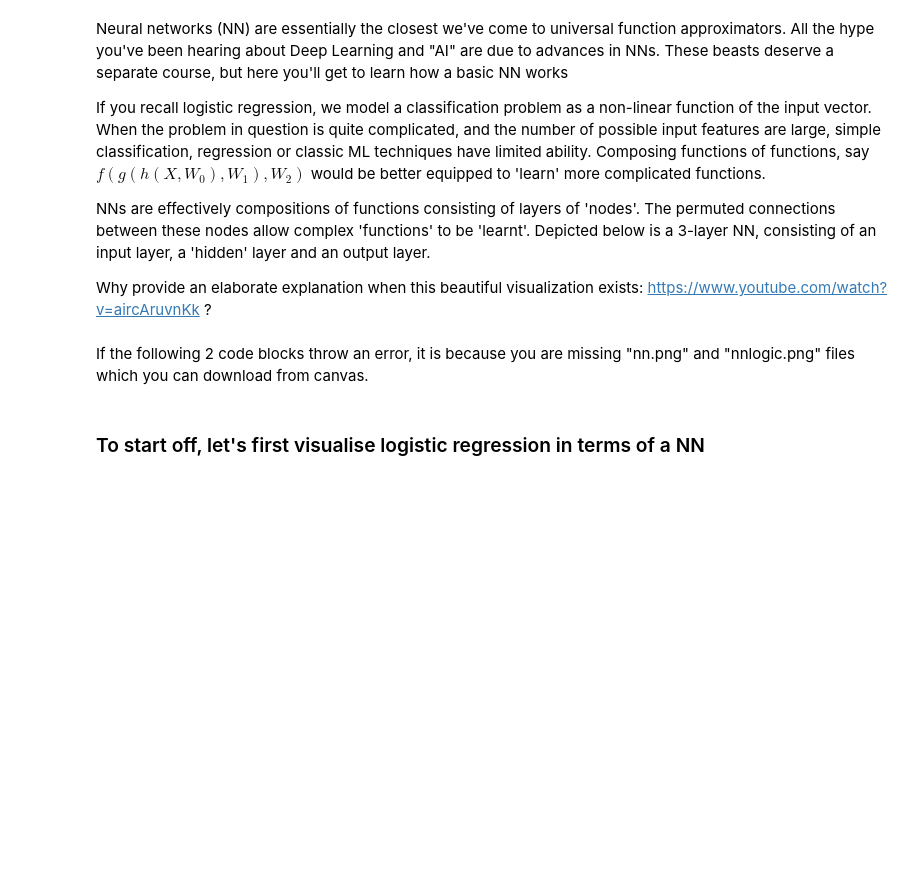
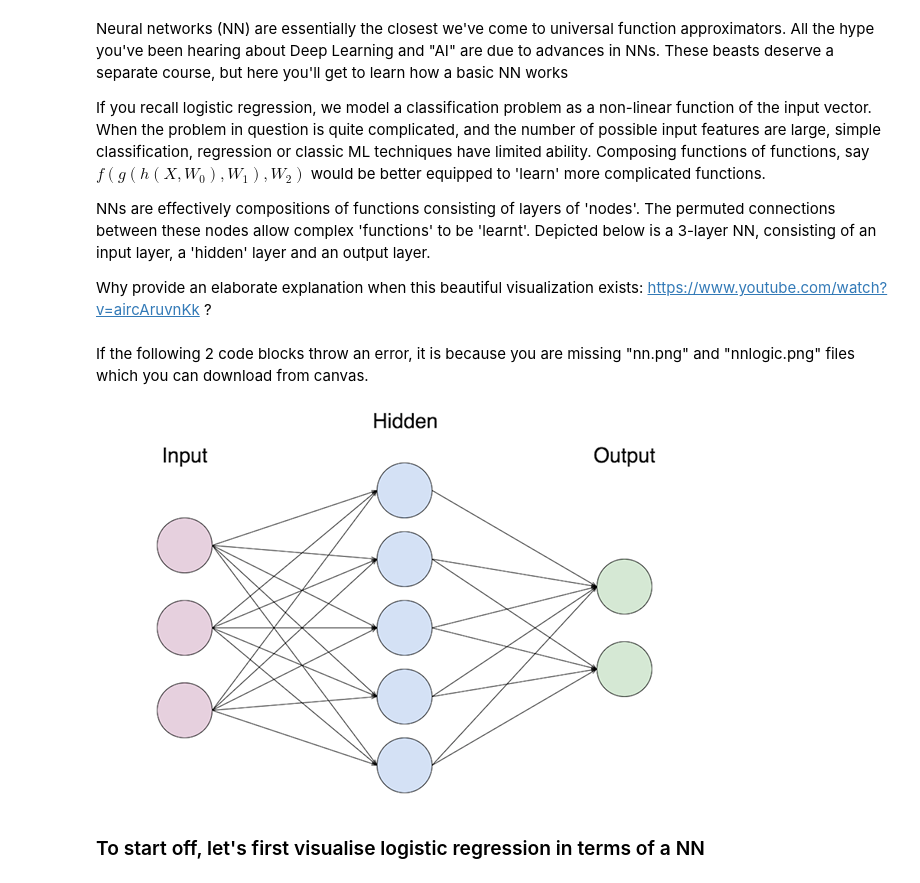
Before and after one commit to KevoSoftworks/machine_learning, a Jupyter notebook: neural_network/assignment.ipynb, the cells around one changed output. Drawn from its saved outputs; the diff is of its cells as text; code cells hidden in the pictures; blank space fills up the shorter version.

```diff
--- a/neural_network/assignment.ipynb
+++ b/neural_network/assignment.ipynb
@@ -20,7 +19,9 @@ https://www.youtube.com/watch?v=aircAruvnKk ?
 If the following 2 code blocks throw an error, it is because you are missing "nn.png" and "nnlogic.png" files which you can download from canvas.
 # %%
 from IPython.display import Image
-Image("data/nn.png")
+Image("../data/nn.png")
+# %% [output]
+[figure, added]
 # %% [markdown]
 ### To start off, let's first visualise logistic regression in terms of a NN
 # %%
```
Also changed, not shown: parts of 14 cells of this notebook.
